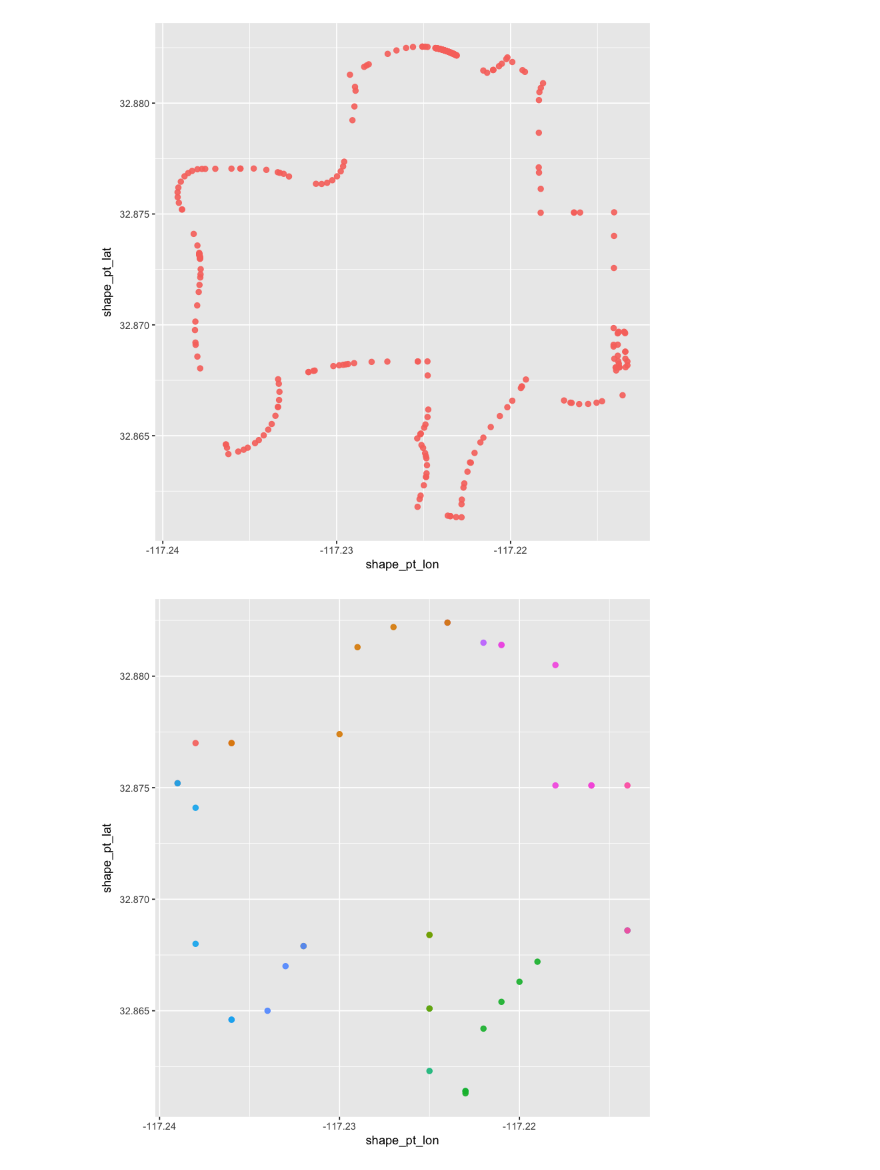
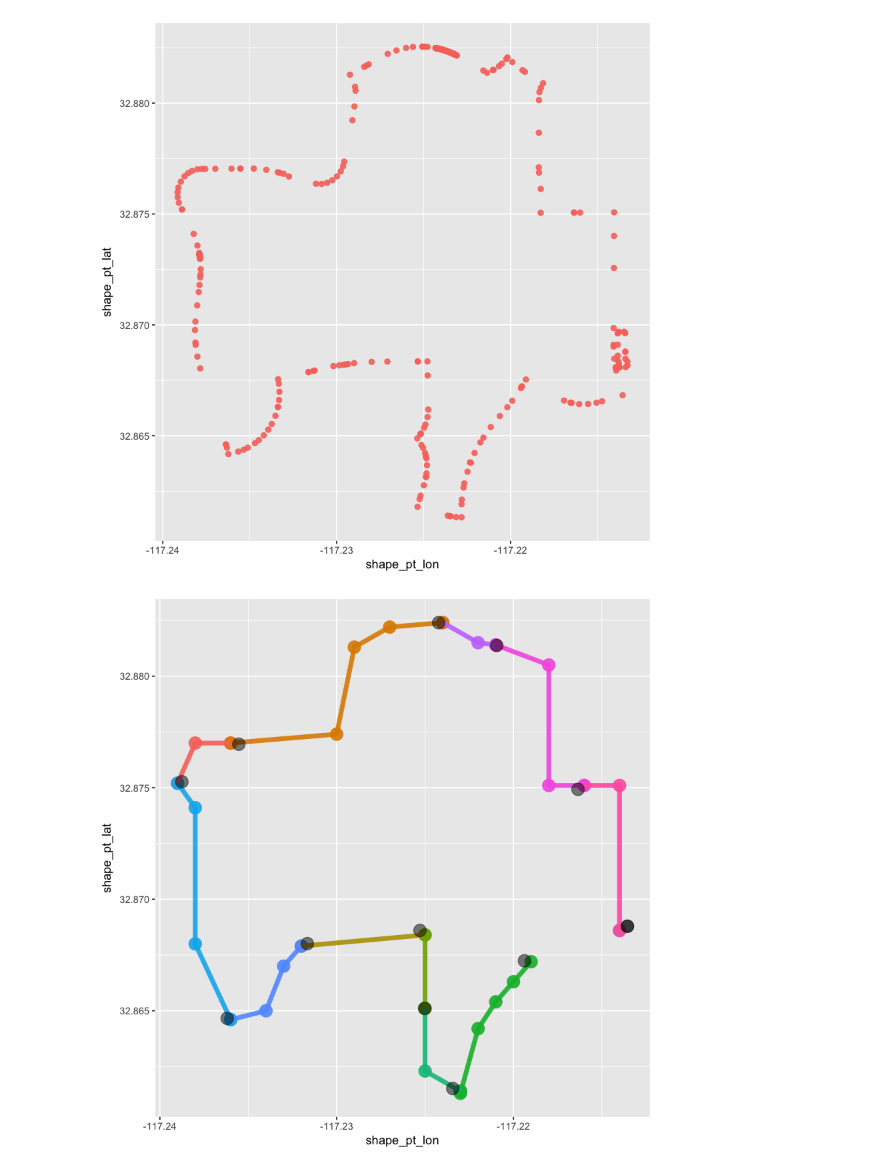
Before and after one commit to wnanpi95/wnanpi95.github.io, a Jupyter notebook: SDMTS_Presentation.ipynb, the cells around one changed output. Saved outputs shown, nothing was run; the diff lists cells and outputs as text; code cells hidden in the pictures.

```diff
--- a/SDMTS_Presentation.ipynb
+++ b/SDMTS_Presentation.ipynb
@@ -87,8 +104,8 @@ ggplot() + shapes_test_plot
 # %%
 stop_edge_test_path_points_plot <- geom_point(data = stopEdge_shapePts_test,
                                               mapping = aes(x = shape_pt_lon, y = shape_pt_lat, colour=stop_edge_id),
-                                              alpha = 0.9, size = 2, show.legend = F)
+                                              alpha = 0.9, size = 5, show.legend = F)
 # %%
-ggplot() + stop_edge_test_path_points_plot
+ggplot() + stop_edge_test_path_points_plot + stop_edge_test_path_plot + stops_test_plot
 # %% [output]
-[figure, old version]
+[figure, new version]
```
Also changed, not shown: parts of 19 cells of this notebook, 9 other files.
